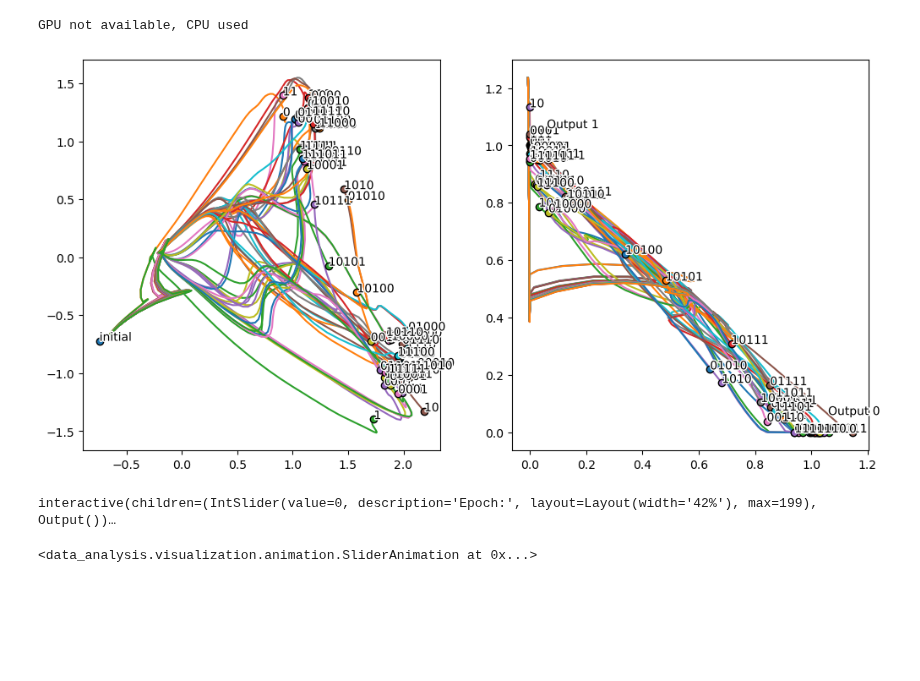
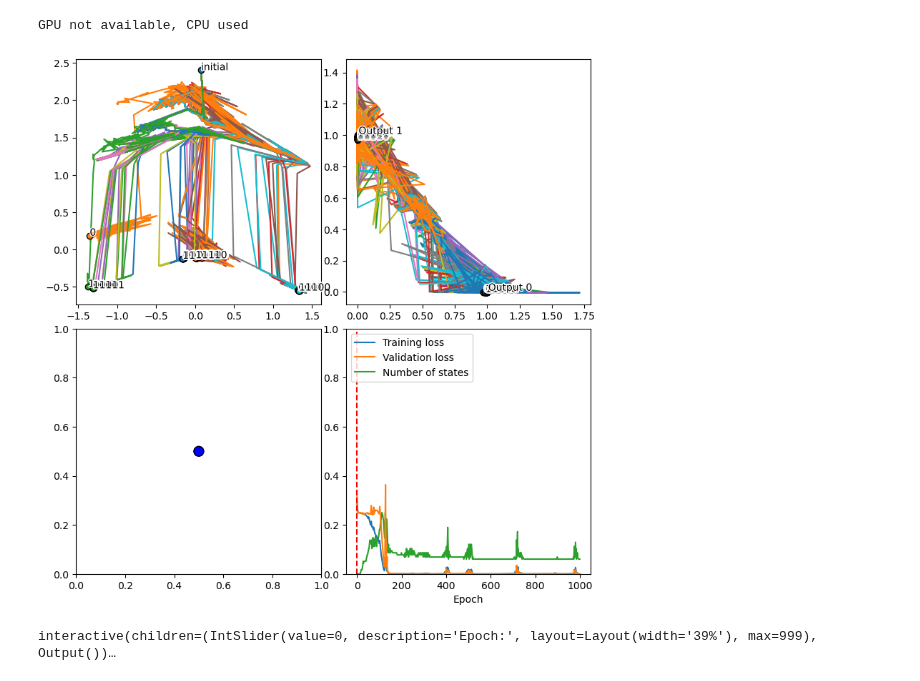
Before and after one commit to loekvanrossem/rnn_structure, a Jupyter notebook: main.ipynb, the cells around one changed output. Drawn from its saved outputs; the diff is of its cells as text; code cells hidden in the pictures; blank space fills up the shorter version.

Commit message:
EpochAnimation

```diff
--- a/main.ipynb
+++ b/main.ipynb
@@ -66,18 +74,20 @@ model = model.Model(
     encoding=encoding,
     input_size=2,
     output_size=2,
-    hidden_dim=10,
-    n_layers=4,
+    hidden_dim=100,
+    n_layers=1,
     device=device,
     init_std=0.1,
     # output_noise=0.01,
 )
+
+## TODO: Try starting with large weights
 # %%
 ## Train
 
 # Define hyperparameters
-n_epochs = 200
-lr = 0.001
+n_epochs = 1000
+lr = 0.003
 
 # Define Loss, Optimizer
 criterion = nn.MSELoss()
@@ -99,37 +109,47 @@ compiler.training_run(
 # %%
 ## Show evolution of hidden states
 data_hid = compiler.trackers["hidden"].get_trace()
 data_output = compiler.trackers["output"].get_trace()
 query = "Epoch >= 0"
 query += "and (Dataset != 0)"
-# query += "and (Dataset < 3)"
+query += "and (Dataset <= 5)"
 data_hid = data_hid.query(query).copy()
 data_output = data_output.query(query).copy()
 
+std = np.linalg.norm(data_hid.std())
 
-SliderAnimation(
+
+automaton_history = to_automaton_history(
+    data_hid, data_output, merge_distance=0.05 * std
+)
+
+loss = compiler.trackers["loss"].get_trace()
+val_loss = loss.query("Dataset==0")[0].to_numpy()
+train_loss = loss.query("Dataset>0").groupby("Epoch").mean()
+# mergers = np.array(automaton_history.get_state_changes()[0])
+# splits = np.array(automaton_history.get_state_changes()[1])
+n_states = np.array([len(automaton.states) for automaton in automaton_history])
+
+animation = SliderAnimation(
     [
-        ActivationsPlot(data_hid, transform="PCA", n_labels=0),
-        ActivationsPlot(data_output, transform="none", n_labels=0, encoding=encoding),
+        ActivationsAnimation(data_hid, transform="PCA", n_labels=0),
+        ActivationsAnimation(
+            data_output, transform="none", n_labels=0, encoding=encoding
+        ),
+        AutomatonAnimation(automaton_history),
+        EpochAnimation(
+            graphs={"Training loss": train_loss,"Validation loss": val_loss,},
+            unitless_graphs={"Number of states": n_states},
+            y_bounds=(0, 1),
+        ),
     ],
     parameters=list(set(data_hid.index.get_level_values("Epoch"))),
-    fig_size=6,
+    fig_size=4,
 )
 
 
-# hidden_repr(
-#     data_hid,
-#     data_output,
-#     transform=("PCA", "none"),
-#     n_labels=0,
-#     fig_size=6,
-#     encoding=encoding,
-#     plot_labels=True,
-#     # gif_path="hidden_repr",
-# )
 # TODO Plot map A(h)
 # TODO Plot pairwise distances
 # %% [output]
-[figure, old version]
+[figure, new version]
-interactive(children=(IntSlider(value=0, description='Epoch:', layout=Layout(width='42%'), max=199), Output())…
+interactive(children=(IntSlider(value=0, description='Epoch:', layout=Layout(width='39%'), max=999), Output())…
-<data_analysis.visualization.animation.SliderAnimation at 0x...>
```
Also changed, not shown: parts of 8 cells of this notebook, 9 other files.
